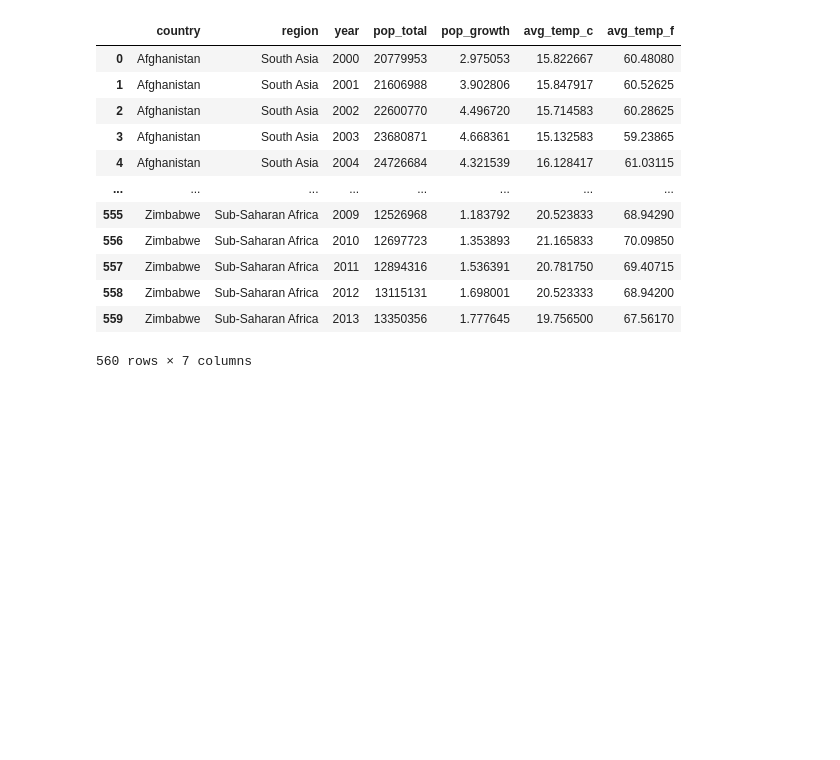
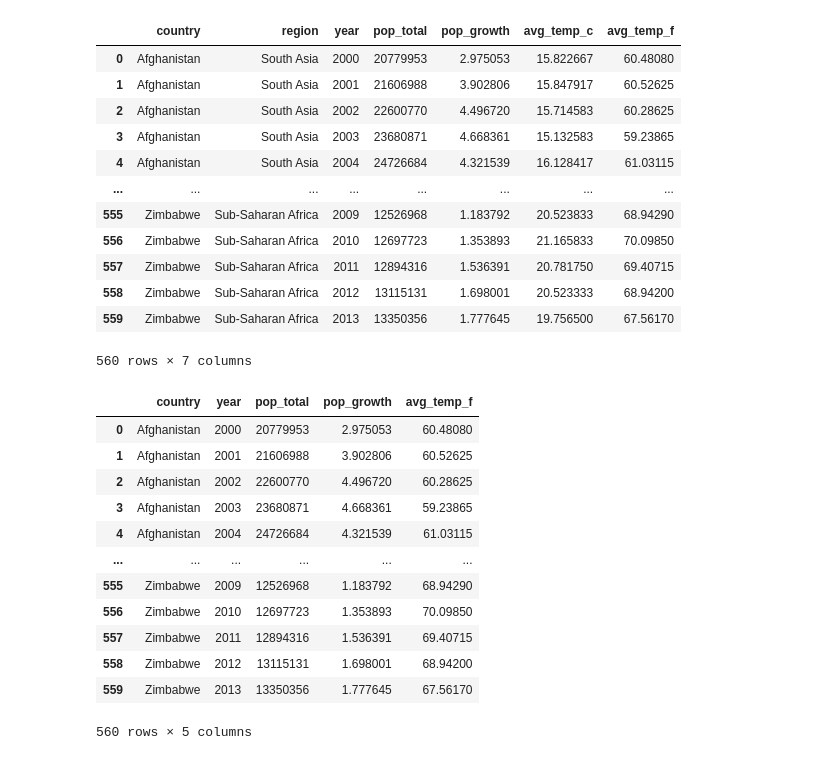
Before and after one commit to moriahtaylor1/climate-change-analysis, a Jupyter notebook: populationvstemp.ipynb, the cells around one changed output. Saved outputs shown, nothing was run; the diff lists cells and outputs as text; code cells hidden in the pictures; blank space fills up the shorter version.

```diff
--- a/populationvstemp.ipynb
+++ b/populationvstemp.ipynb
@@ -26,6 +26,25 @@ popvstemp_df
 | 558 | Zimbabwe | Sub-Saharan Africa | 2012 | 13115131 | 1.698001 | 20.523333 | 68.94200 |
 | 559 | Zimbabwe | Sub-Saharan Africa | 2013 | 13350356 | 1.777645 | 19.756500 | 67.56170 |
 560 rows × 7 columns
+# %%
+#Select columns
+summary_df = popvstemp_df[["country","year", "pop_total", "pop_growth", "avg_temp_f"]]
+
+summary_df
+# %% [output]
+|  | country | year | pop_total | pop_growth | avg_temp_f |
+| 0 | Afghanistan | 2000 | 20779953 | 2.975053 | 60.48080 |
+| 1 | Afghanistan | 2001 | 21606988 | 3.902806 | 60.52625 |
+| 2 | Afghanistan | 2002 | 22600770 | 4.496720 | 60.28625 |
+| 3 | Afghanistan | 2003 | 23680871 | 4.668361 | 59.23865 |
+| 4 | Afghanistan | 2004 | 24726684 | 4.321539 | 61.03115 |
+| ... | ... | ... | ... | ... | ... |
+| 555 | Zimbabwe | 2009 | 12526968 | 1.183792 | 68.94290 |
+| 556 | Zimbabwe | 2010 | 12697723 | 1.353893 | 70.09850 |
+| 557 | Zimbabwe | 2011 | 12894316 | 1.536391 | 69.40715 |
+| 558 | Zimbabwe | 2012 | 13115131 | 1.698001 | 68.94200 |
+| 559 | Zimbabwe | 2013 | 13350356 | 1.777645 | 67.56170 |
+560 rows × 5 columns
 # %%
 #Group columns for population
 labels = ['country']
```
Also changed, not shown: parts of 7 cells of this notebook.
